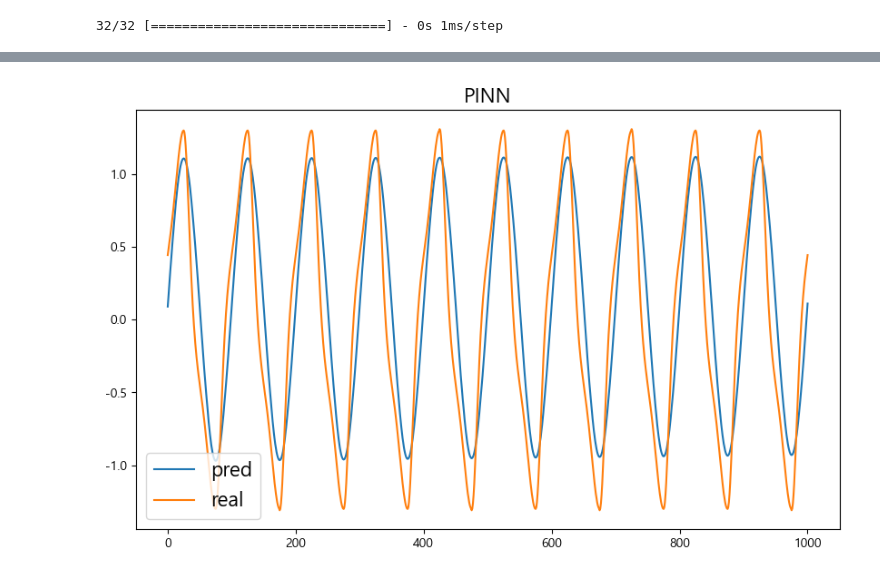
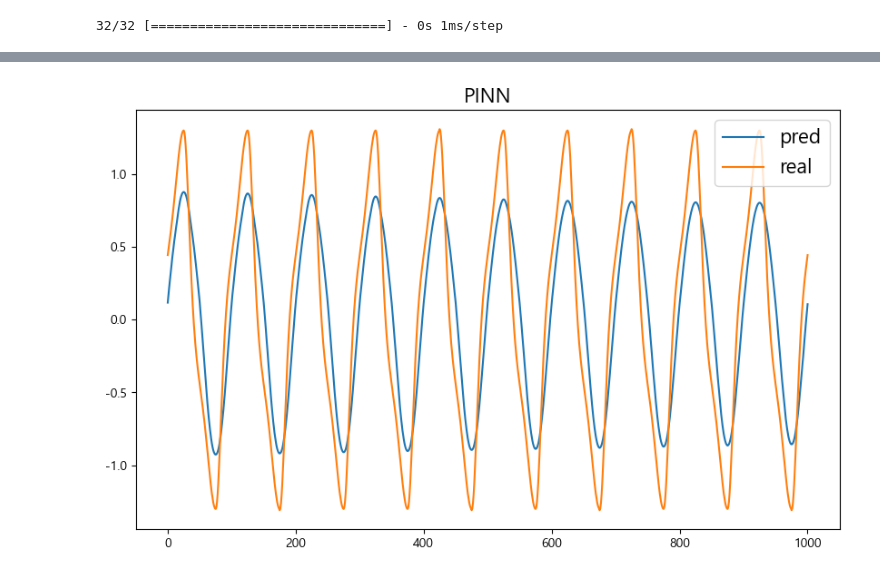
Before and after one commit to Jjineeq/hysteresis_curve, a Jupyter notebook: 23_07_03.ipynb, the cells around one changed output, grey strips where cells are left out. Drawn from its saved outputs; the diff is of its cells as text; code cells hidden in the pictures.

```diff
--- a/23_07_03.ipynb
+++ b/23_07_03.ipynb
@@ -213,5 +265,5 @@ def train_step_boucwen(x_tr, y_tr, A, B, G, n):
 # %%
-model_pinn_boucwen = PINN_BoucWen(output_dim=1)
+model_pinn_boucwen = Modified_PINN_BoucWen(output_dim=1, dt=0.01)
 # %%
 optimizer = tf.keras.optimizers.Adam(learning_rate=0.001)
 # %%
@@ -239,5 +293,7 @@ n = 5
 # %%
-for epoch in range(epochs):
-    loss_value = train_step_boucwen(x_tr, y_tr, A, B, G, n)
-    print('Training loss at epoch %d: %s' % (epoch, float(loss_value)))
+loss_record = []
+for epoch in tqdm(range(epochs)):
+    loss = model_pinn_boucwen.train_step_boucwen(x_tr, y_tr, A, B, G, n)
+    print(f"Epoch {epoch + 1}, Loss: {loss.numpy()}")
+    loss_record.append(loss.numpy())
 # %% [output]
@@ -261,2 +313,2 @@ Training loss at epoch 99: 0.06778969615697861
 # %%
-y_pred = model_pinn_boucwen(x_te)
+z_pred, y_pred_f = model_pinn_boucwen(x_te)
@@ -267,9 +325,9 @@ y_pred = model_pinn_boucwen(x_te)
 # %%
 plt.figure(figsize = (10,6))
-plt.plot(y_pred[1], label = 'pred')
+plt.plot(y_pred_f, label = 'pred')
 plt.plot(y_te, label = 'real')
 plt.title('PINN', fontsize = 16)
 plt.legend(fontsize = 16)
 plt.show()
 # %% [output]
-[figure, old version]
+[figure, new version]
```
Also changed, not shown: parts of 19 cells of this notebook, 1 other file.
